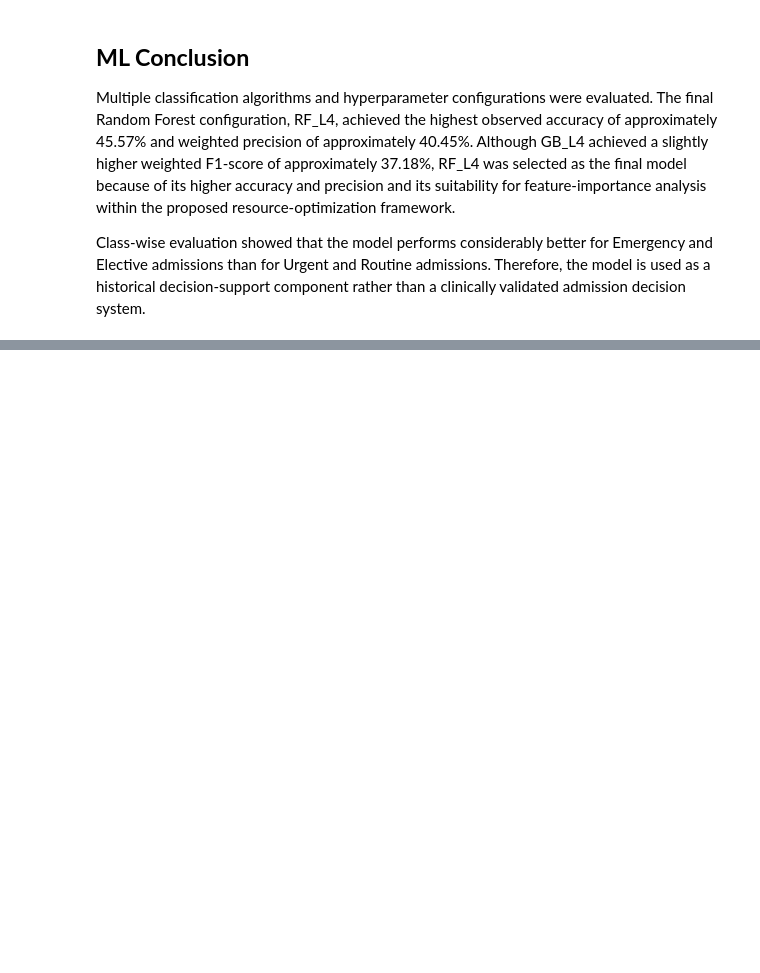
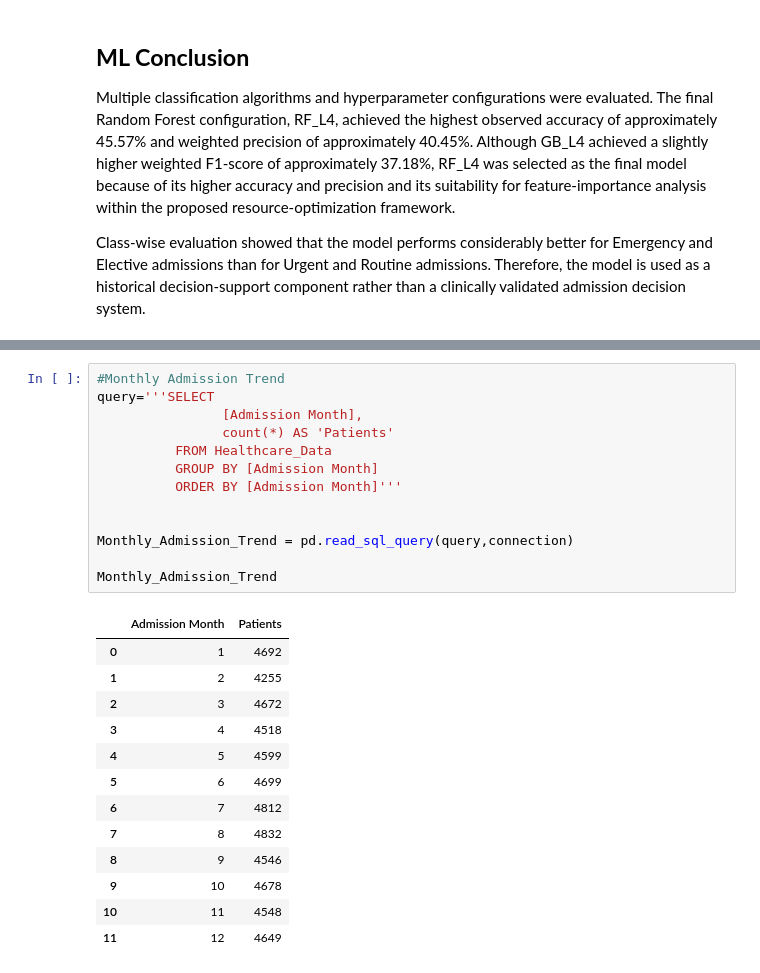
Before and after one commit to Srikhanth14/Data_Analysis_Projects, a Jupyter notebook: HealthCare_Resource_Optimization.ipynb, the cells around one changed output, grey strips where cells are left out. Drawn from its saved outputs; the diff is of its cells as text; blank space fills up the shorter version.

```diff
--- a/HealthCare_Resource_Optimization.ipynb
+++ b/HealthCare_Resource_Optimization.ipynb
@@ -810,0 +1087,27 @@ Class-wise evaluation showed that the model performs considerably better for Eme
+# %%
+#Monthly Admission Trend
+query='''SELECT
+                [Admission Month],
+                count(*) AS 'Patients'
+          FROM Healthcare_Data
+          GROUP BY [Admission Month]
+          ORDER BY [Admission Month]'''
+
+
+Monthly_Admission_Trend = pd.read_sql_query(query,connection)
+
+Monthly_Admission_Trend
+# %% [output]
+|  | Admission Month | Patients |
+| 0 | 1 | 4692 |
+| 1 | 2 | 4255 |
+| 2 | 3 | 4672 |
+| 3 | 4 | 4518 |
+| 4 | 5 | 4599 |
+| 5 | 6 | 4699 |
+| 6 | 7 | 4812 |
+| 7 | 8 | 4832 |
+| 8 | 9 | 4546 |
+| 9 | 10 | 4678 |
+| 10 | 11 | 4548 |
+| 11 | 12 | 4649 |
```
Also changed, not shown: parts of 25 cells of this notebook.
